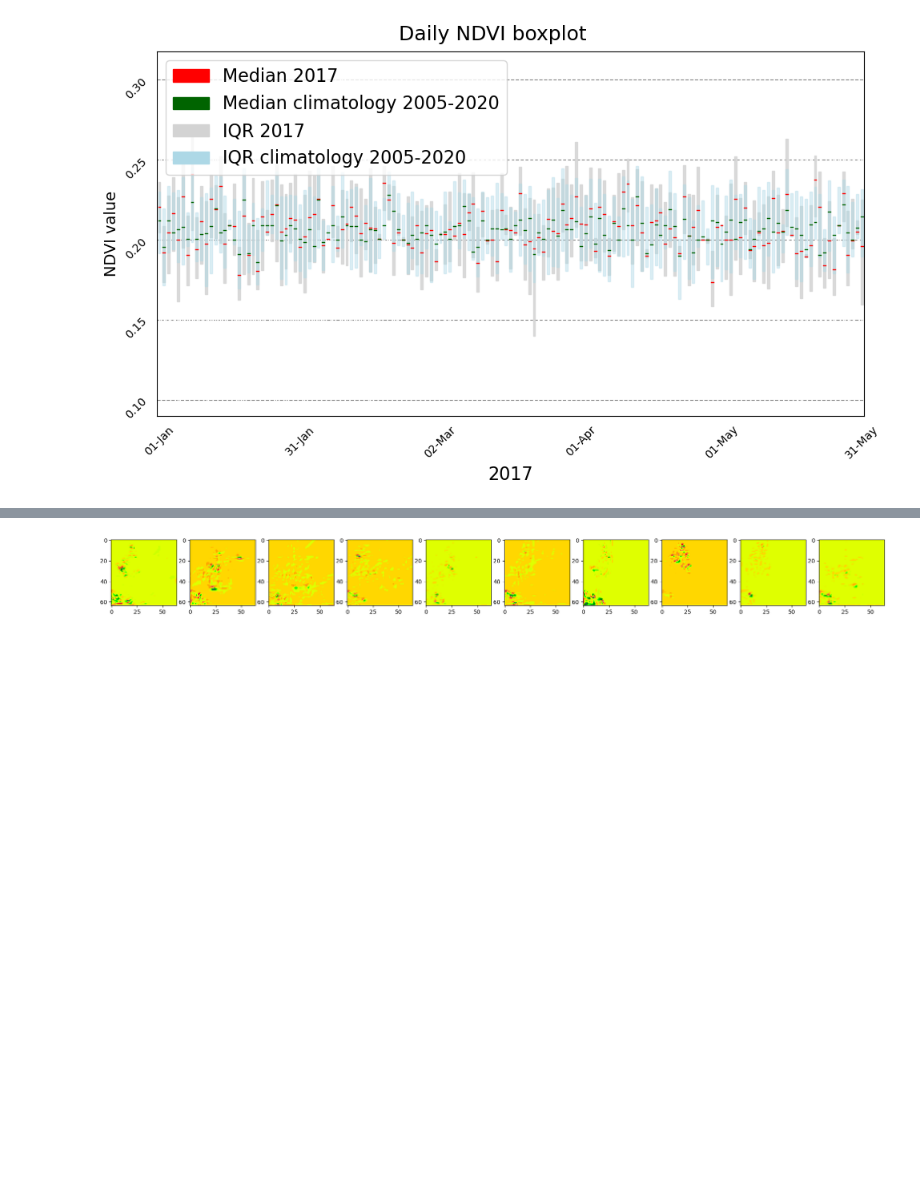
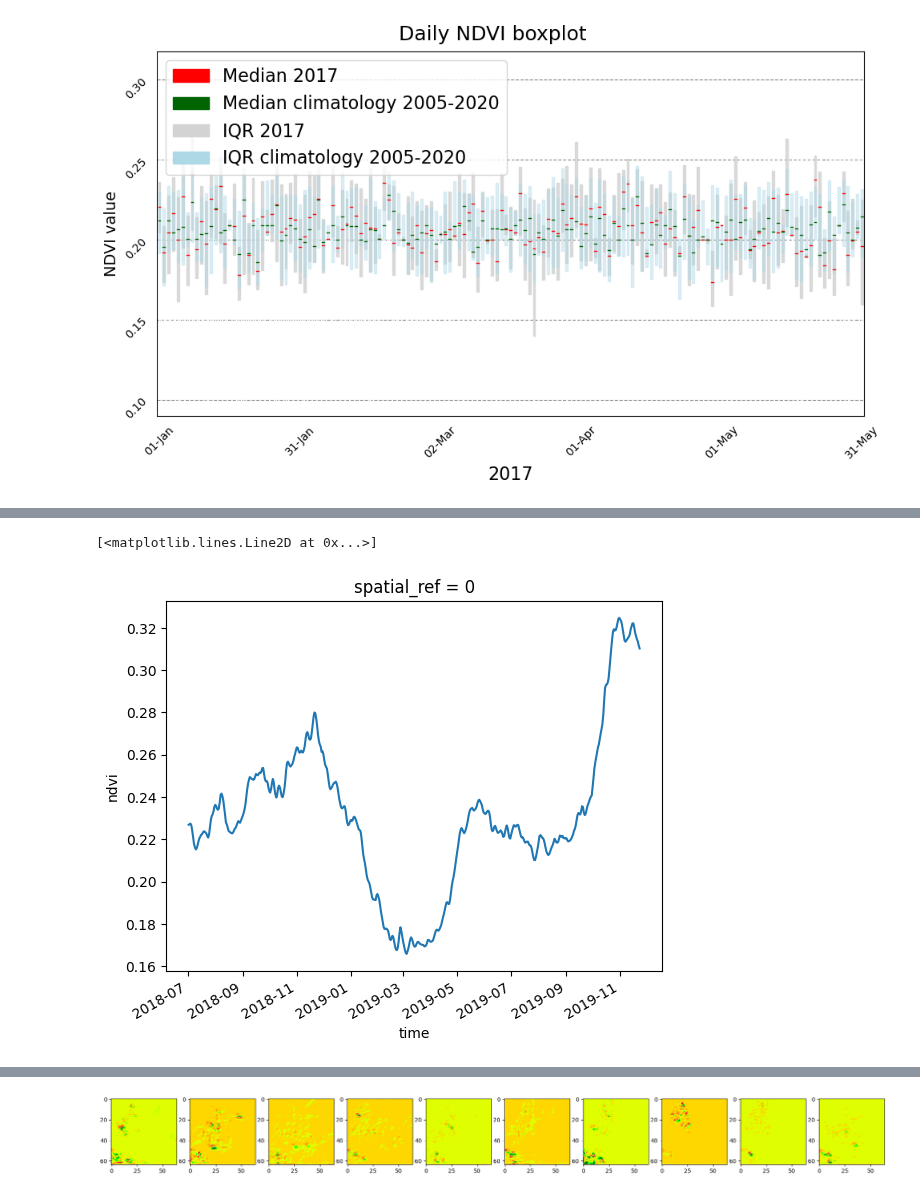
Before and after one commit to Riccardo7-DS/Indices_analysis, a Jupyter notebook: notebooks/model.ipynb, the cells around one changed output, grey strips where cells are left out. Cells and saved outputs as stored; diff of their text form; code cells hidden in the pictures; blank space fills up the shorter version.

```diff
--- a/notebooks/model.ipynb
+++ b/notebooks/model.ipynb
@@ -527,0 +443,5 @@ ds = xr.open_dataset(path)
+# %%
+ds_sub.mean(["lat","lon"]).plot()
+# %% [output]
+[<matplotlib.lines.Line2D at 0x...>]
+[figure, added]
```
Also changed, not shown: parts of 16 cells of this notebook, 13 other files.
